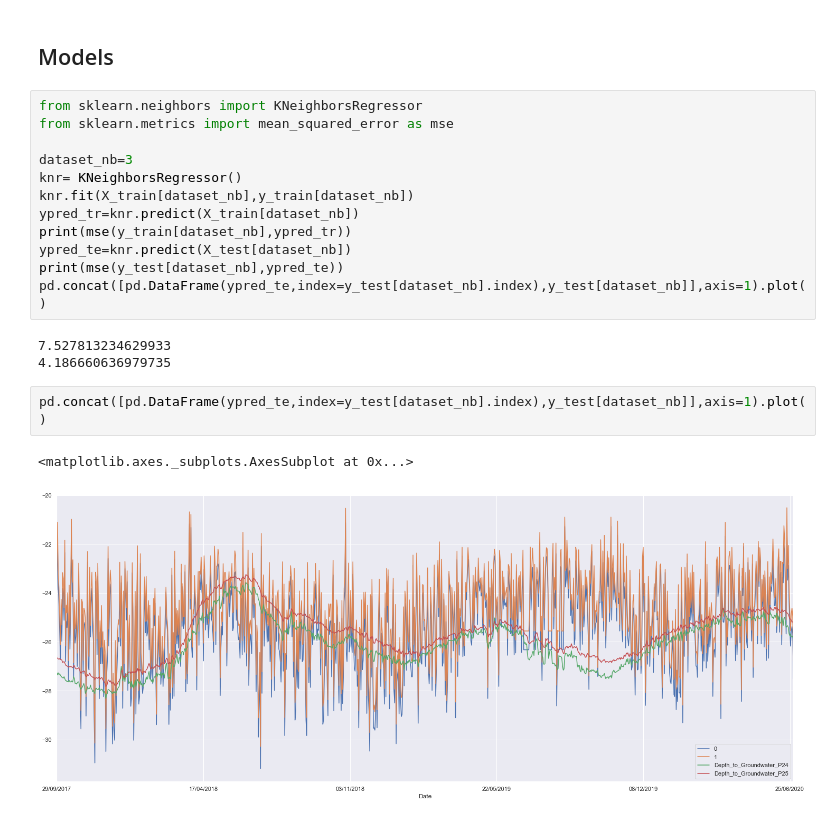
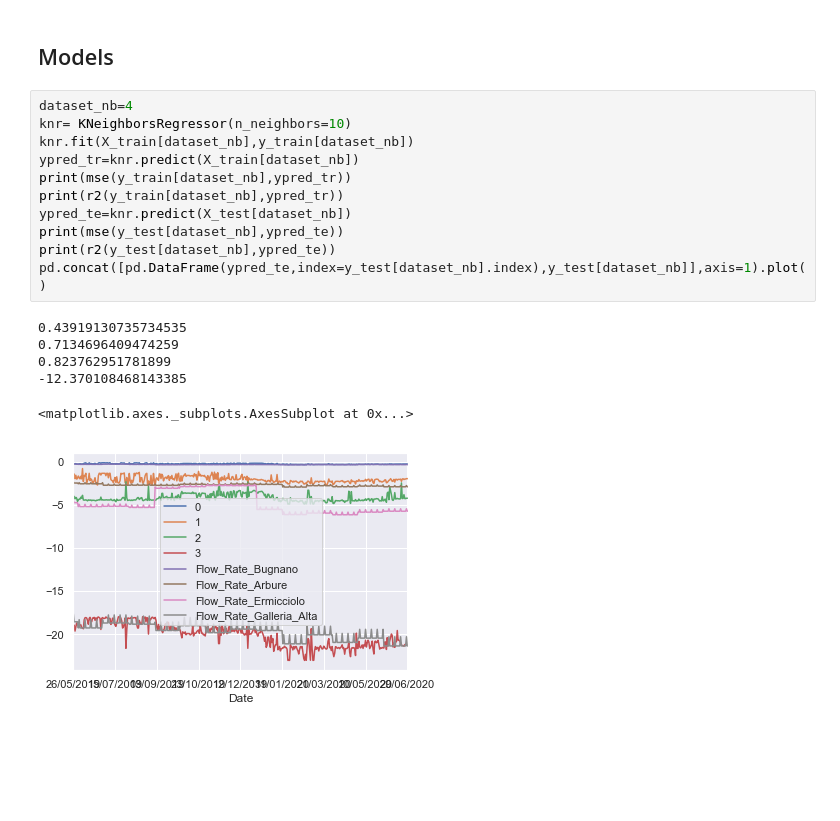
Before and after one commit to Laoban-man/acea-smart-water, a Jupyter notebook: Runthrough.ipynb, the cells around one changed output. Saved outputs shown, nothing was run; the diff lists cells and outputs as text; blank space fills up the shorter version.

```diff
--- a/Runthrough.ipynb
+++ b/Runthrough.ipynb
@@ -140,22 +143,20 @@ WIP
 # %% [markdown]
 ## Models
 # %%
-from sklearn.neighbors import KNeighborsRegressor
-from sklearn.metrics import mean_squared_error as mse
-
-dataset_nb=3
-knr= KNeighborsRegressor()
+dataset_nb=4
+knr= KNeighborsRegressor(n_neighbors=10)
 knr.fit(X_train[dataset_nb],y_train[dataset_nb])
 ypred_tr=knr.predict(X_train[dataset_nb])
 print(mse(y_train[dataset_nb],ypred_tr))
+print(r2(y_train[dataset_nb],ypred_tr))
 ypred_te=knr.predict(X_test[dataset_nb])
 print(mse(y_test[dataset_nb],ypred_te))
+print(r2(y_test[dataset_nb],ypred_te))
 pd.concat([pd.DataFrame(ypred_te,index=y_test[dataset_nb].index),y_test[dataset_nb]],axis=1).plot()
 # %% [output]
-7.527813234629933
-4.186660636979735
+0.43919130735734535
+0.7134696409474259
+0.823762951781899
+-12.370108468143385
+<matplotlib.axes._subplots.AxesSubplot at 0x...>
+[figure, added]
-# %%
-pd.concat([pd.DataFrame(ypred_te,index=y_test[dataset_nb].index),y_test[dataset_nb]],axis=1).plot()
-# %% [output]
-<matplotlib.axes._subplots.AxesSubplot at 0x...>
-[figure, removed]
```
Also changed, not shown: parts of 1 cell of this notebook.
